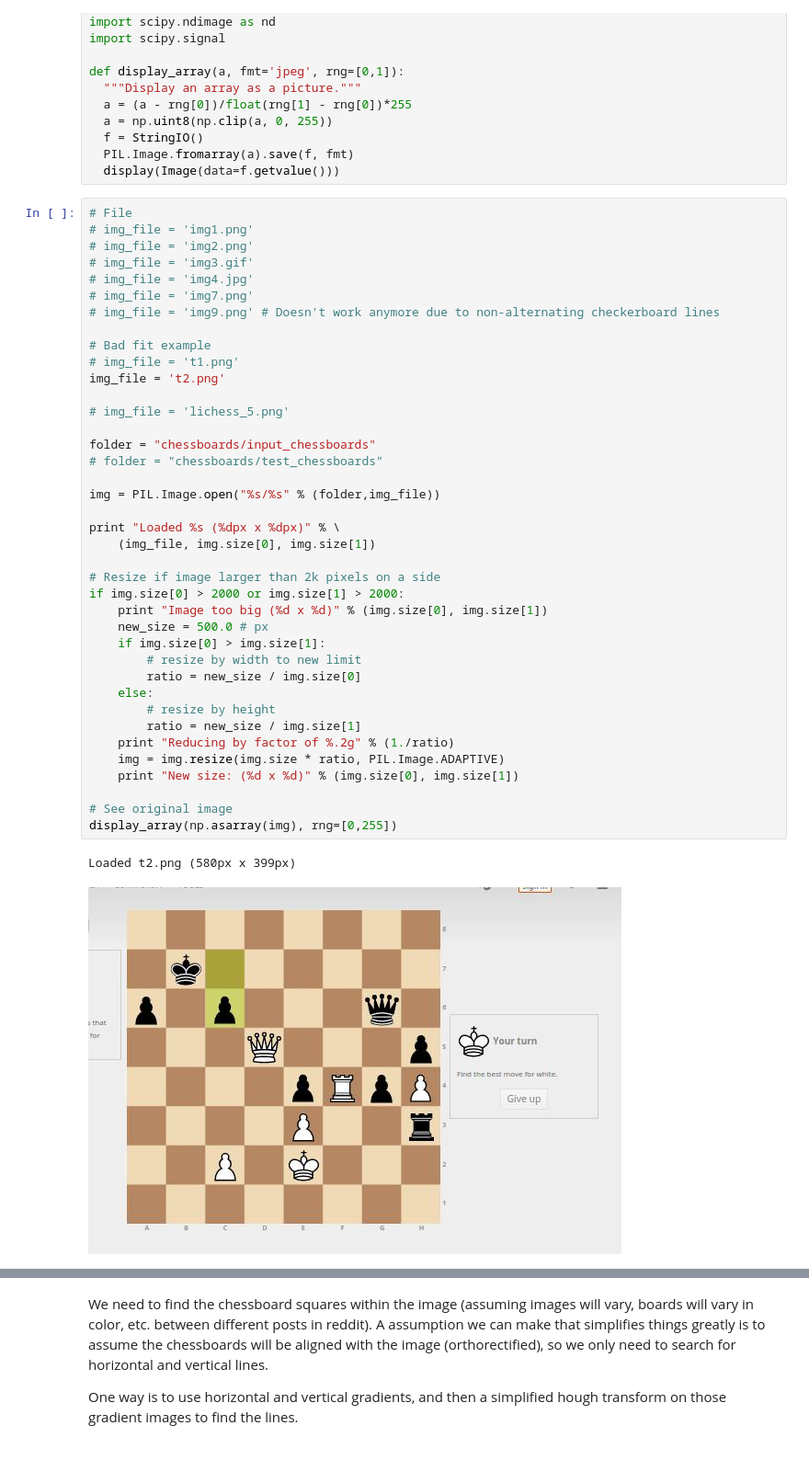
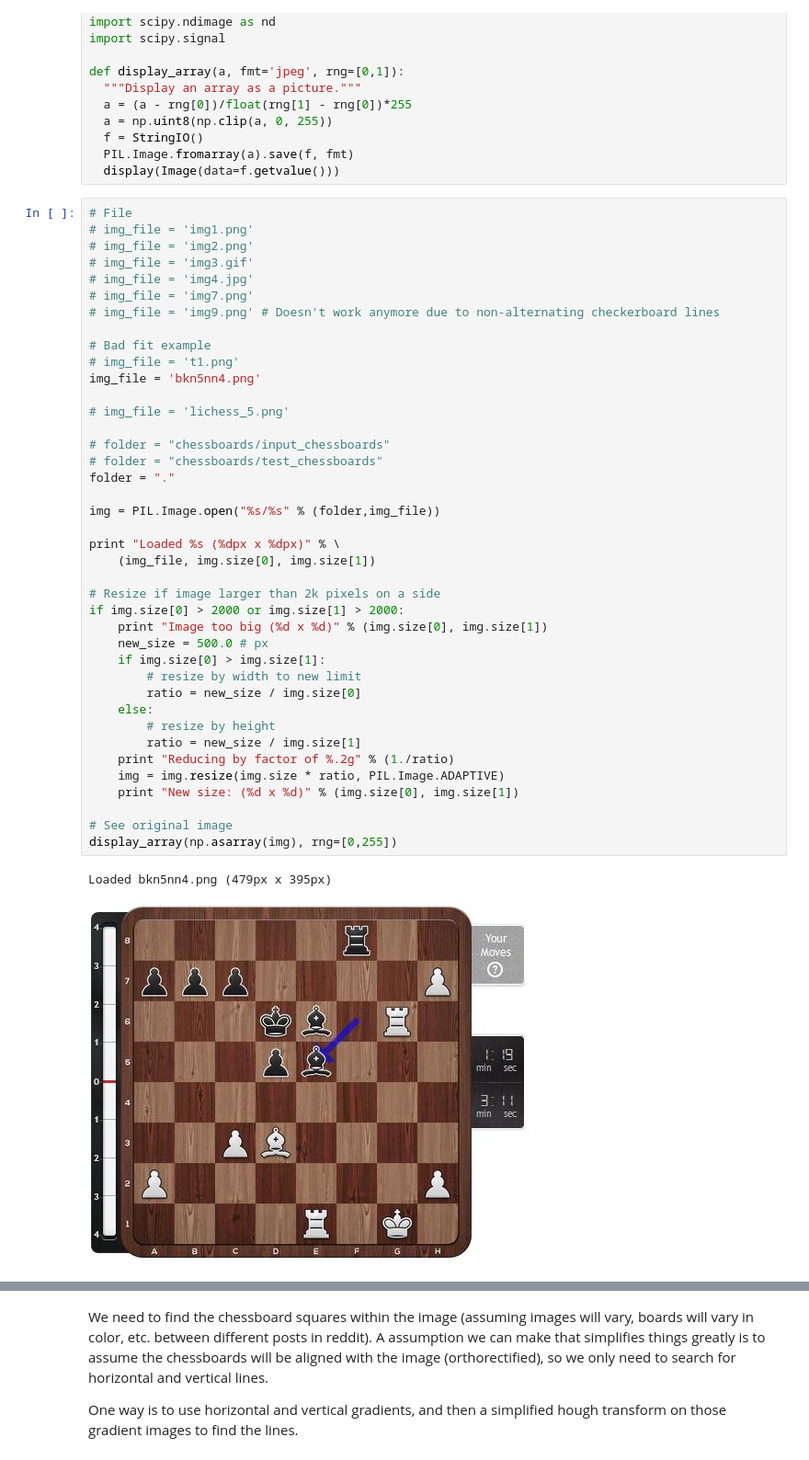
Before and after one commit to Elucidation/tensorflow_chessbot, a Jupyter notebook: tensorflow_chessbot.ipynb, the cells around one changed output, grey strips where cells are left out. Shown at 92% size. Drawn from its saved outputs; the diff is of its cells as text.

```diff
--- a/tensorflow_chessbot.ipynb
+++ b/tensorflow_chessbot.ipynb
@@ -58,37 +58,38 @@ def display_array(a, fmt='jpeg', rng=[0,1]):
 
 # Bad fit example
 # img_file = 't1.png'
-img_file = 't2.png'
+img_file = 'bkn5nn4.png'
 
 # img_file = 'lichess_5.png'
 
-folder = "chessboards/input_chessboards"
+# folder = "chessboards/input_chessboards"
 # folder = "chessboards/test_chessboards"
+folder = "."
 
 img = PIL.Image.open("%s/%s" % (folder,img_file))
 
 print "Loaded %s (%dpx x %dpx)" % \
     (img_file, img.size[0], img.size[1])
 
 # Resize if image larger than 2k pixels on a side
 if img.size[0] > 2000 or img.size[1] > 2000:
     print "Image too big (%d x %d)" % (img.size[0], img.size[1])
     new_size = 500.0 # px
     if img.size[0] > img.size[1]:
         # resize by width to new limit
         ratio = new_size / img.size[0]
     else:
         # resize by height
         ratio = new_size / img.size[1]
     print "Reducing by factor of %.2g" % (1./ratio)
     img = img.resize(img.size * ratio, PIL.Image.ADAPTIVE)
     print "New size: (%d x %d)" % (img.size[0], img.size[1])
 
 # See original image
 display_array(np.asarray(img), rng=[0,255])
 # %% [output]
-Loaded t2.png (580px x 399px)
+Loaded bkn5nn4.png (479px x 395px)
-[figure, old version]
+[figure, new version]
 # %%
 # Convert to grayscale and array
 a = np.asarray(img.convert("L"), dtype=np.float32)
```
Also changed, not shown: parts of 8 cells of this notebook, 3 other files.
